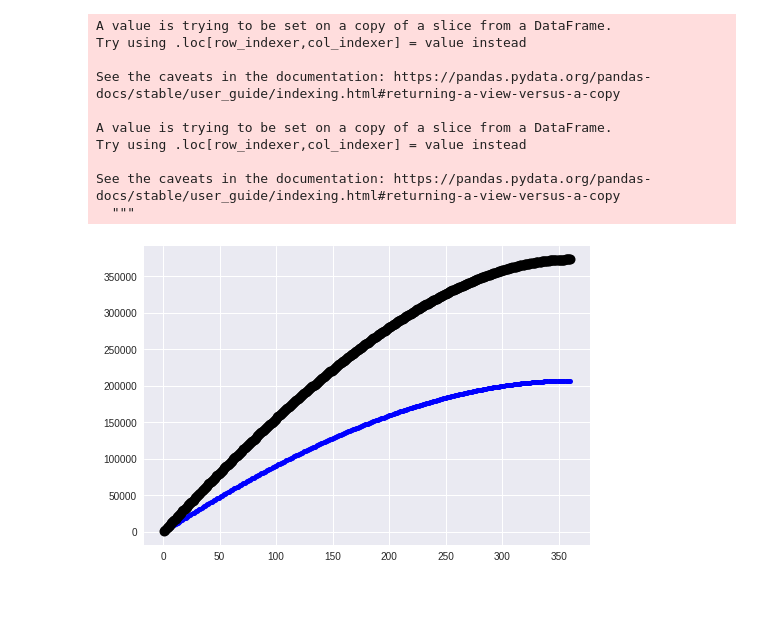
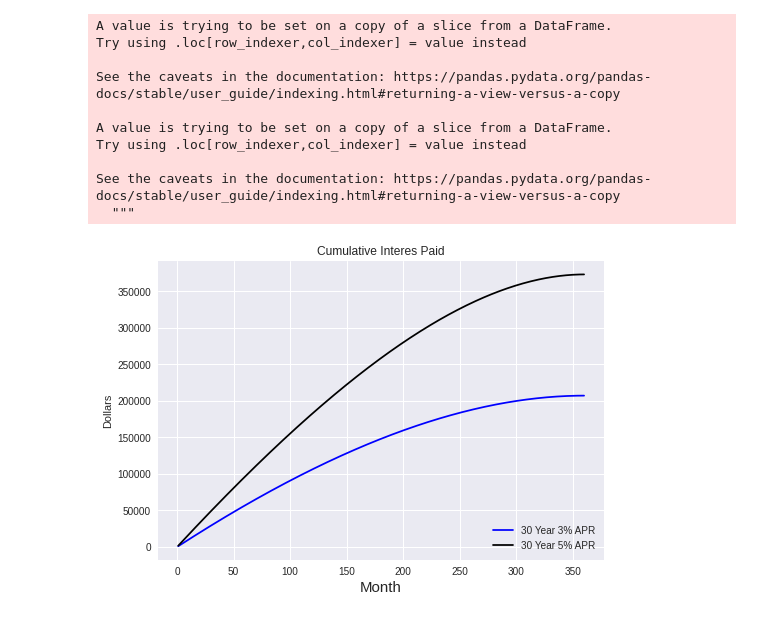
Before and after one commit to valentingracia/codingDojoDC, a Jupyter notebook: Reproducir_Grafico.ipynb, the cells around one changed output. Drawn from its saved outputs; the diff is of its cells as text; code cells hidden in the pictures.

```diff
--- a/Reproducir_Grafico.ipynb
+++ b/Reproducir_Grafico.ipynb
@@ -61,7 +66,13 @@ serieXChartB=list(seriesChartB.index)
 serieYChartB=list(seriesChartB.values)
 # %%
 plt.style.use("seaborn")
-plt.plot(serieXChartA,serieYChartA,marker = '.', markersize = 10,c='blue')
-plt.plot(serieXChartB,serieYChartB,marker = 'o', markersize = 10,c='black');
+plt.plot(serieXChartA,serieYChartA,marker = '', markersize = 10,c='blue',label="30 Year 3% APR")
+plt.plot(serieXChartB,serieYChartB,marker = '', markersize = 10,c='black',label="30 Year 5% APR")
+plt.legend(loc="lower right")
+
+
+plt.xlabel("Month",fontsize="15")
+plt.ylabel("Dollars")
+plt.title("Cumulative Interes Paid");
 # %% [output]
-[figure, old version]
+[figure, new version]
```
Also changed, not shown: parts of 1 cell of this notebook.
